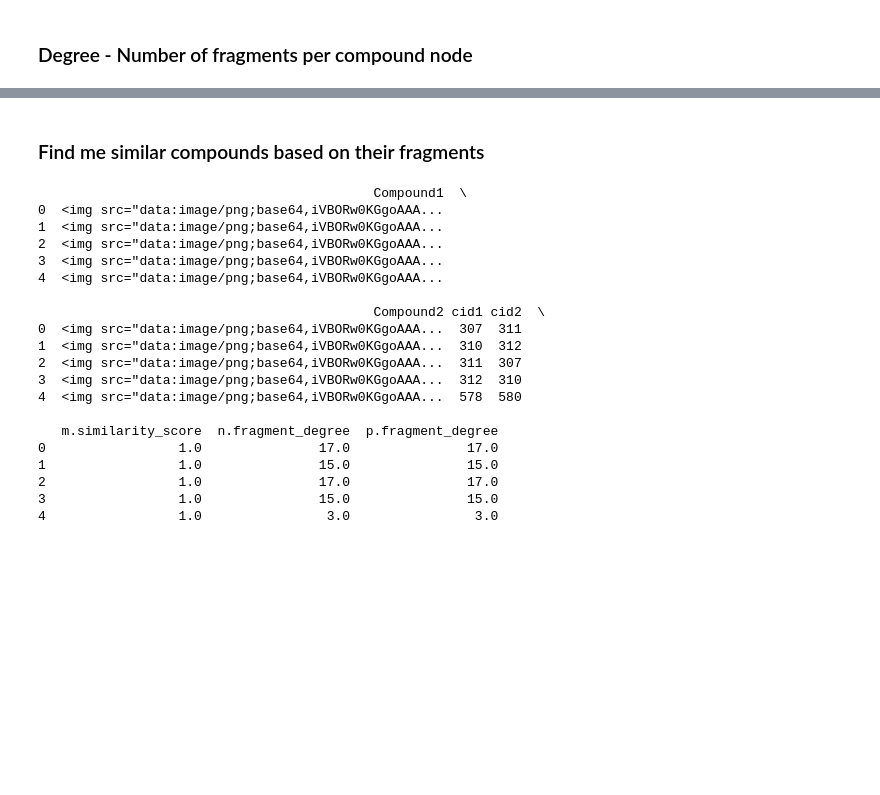
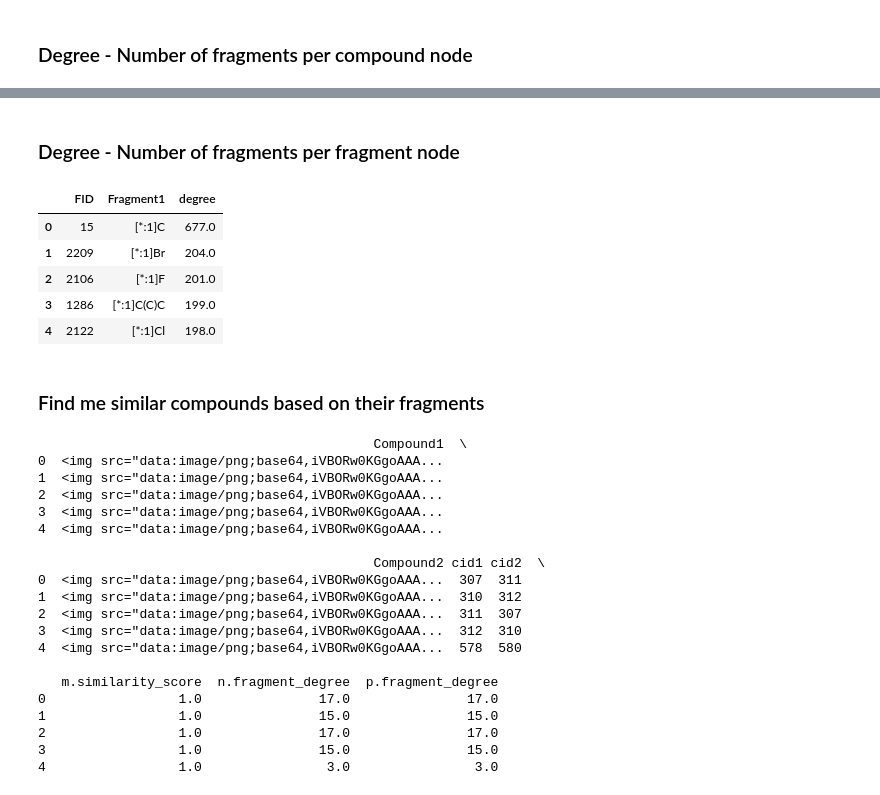
Before and after one commit to bramble50/mmp_kg, a Jupyter notebook: notebooks/Untitled.ipynb, the cells around one changed output, grey strips where cells are left out. Cells and saved outputs as stored; diff of their text form; code cells hidden in the pictures; blank space fills up the shorter version.

```diff
--- a/notebooks/Untitled.ipynb
+++ b/notebooks/Untitled.ipynb
@@ -226,0 +293,7 @@ data = graph_1.run("""
+# %%
+data = graph_1.run("""
+                CALL gds.alpha.degree.stream('fragsimgraph_c')
+                YIELD nodeId, score
+                RETURN gds.util.asNode(nodeId).smiles AS Fragment1, gds.util.asNode(nodeId).fragmentid as FID, score AS degree
+                ORDER BY degree DESC
+                """).data()
@@ -226,0 +305,2 @@ data = graph_1.run("""
+# %% [markdown]
+### Degree - Number of fragments per fragment node
@@ -227,3 +319,12 @@ data = graph_1.run("""
+# %%
+pd.DataFrame(data).head()
+# %% [output]
+|  | FID | Fragment1 | degree |
+| 0 | 15 | [*:1]C | 677.0 |
+| 1 | 2209 | [*:1]Br | 204.0 |
+| 2 | 2106 | [*:1]F | 201.0 |
+| 3 | 1286 | [*:1]C(C)C | 199.0 |
+| 4 | 2122 | [*:1]Cl | 198.0 |
 # %% [markdown]
 ### Find me similar compounds based on their fragments
 # %%
```
Also changed, not shown: parts of 27 cells of this notebook, 2 other files.
